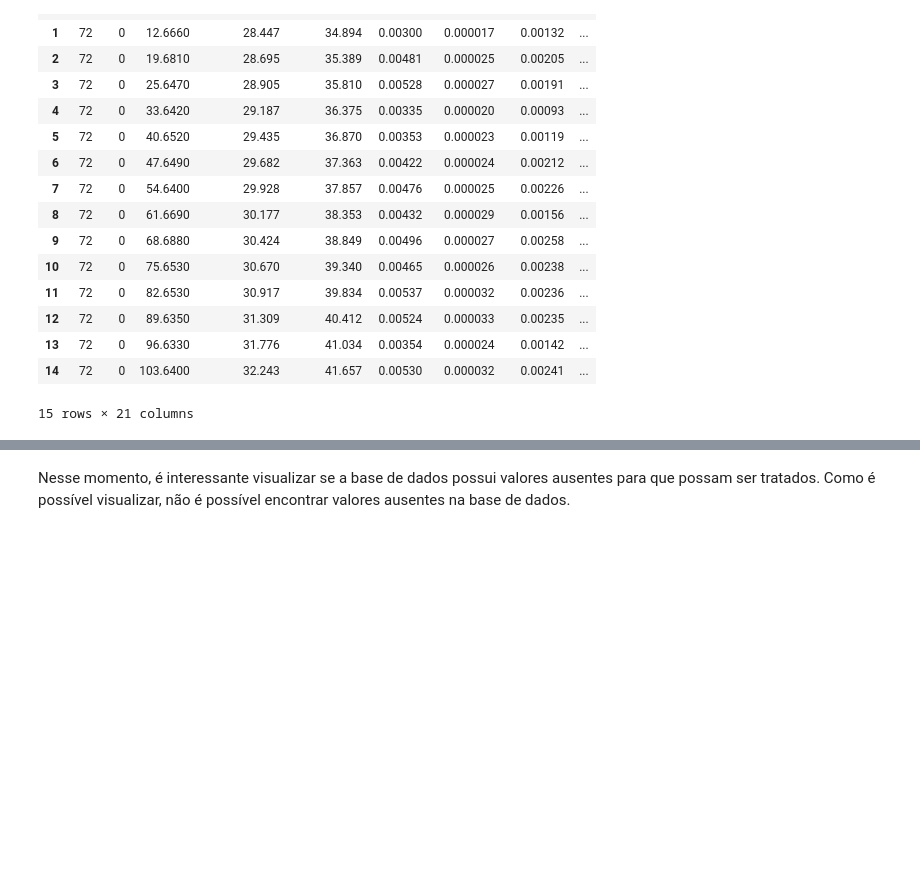
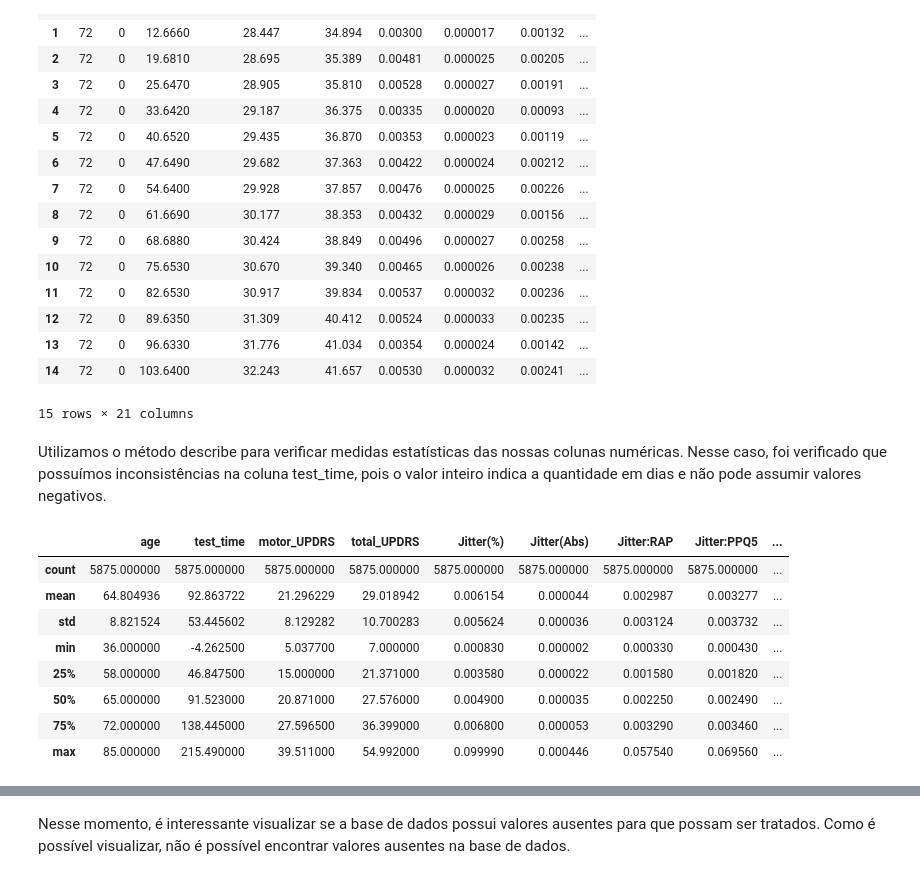
Before and after one commit to KacioSilva/ProjetoAM, a Jupyter notebook: Prova_AM.ipynb, the cells around one changed output, grey strips where cells are left out. Drawn from its saved outputs; the diff is of its cells as text; code cells hidden in the pictures; blank space fills up the shorter version.

```diff
--- a/Prova_AM.ipynb
+++ b/Prova_AM.ipynb
@@ -56,3 +56,17 @@ df.head(15)
 | 13 | 72 | 0 | 96.6330 | 31.776 | 41.034 | 0.00354 | 0.000024 | 0.00142 | ... |
 | 14 | 72 | 0 | 103.6400 | 32.243 | 41.657 | 0.00530 | 0.000032 | 0.00241 | ... |
 15 rows × 21 columns
+# %% [markdown]
+Utilizamos o método describe para verificar medidas estatísticas das nossas colunas numéricas. Nesse caso, foi verificado que possuímos inconsistências na coluna test_time, pois o valor inteiro indica a quantidade em dias e não pode assumir valores negativos.
+# %%
+df.drop('sex', axis=1).describe()
+# %% [output]
+|  | age | test_time | motor_UPDRS | total_UPDRS | Jitter(%) | Jitter(Abs) | Jitter:RAP | Jitter:PPQ5 | ... |
+| count | 5875.000000 | 5875.000000 | 5875.000000 | 5875.000000 | 5875.000000 | 5875.000000 | 5875.000000 | 5875.000000 | ... |
+| mean | 64.804936 | 92.863722 | 21.296229 | 29.018942 | 0.006154 | 0.000044 | 0.002987 | 0.003277 | ... |
+| std | 8.821524 | 53.445602 | 8.129282 | 10.700283 | 0.005624 | 0.000036 | 0.003124 | 0.003732 | ... |
+| min | 36.000000 | -4.262500 | 5.037700 | 7.000000 | 0.000830 | 0.000002 | 0.000330 | 0.000430 | ... |
+| 25% | 58.000000 | 46.847500 | 15.000000 | 21.371000 | 0.003580 | 0.000022 | 0.001580 | 0.001820 | ... |
+| 50% | 65.000000 | 91.523000 | 20.871000 | 27.576000 | 0.004900 | 0.000035 | 0.002250 | 0.002490 | ... |
+| 75% | 72.000000 | 138.445000 | 27.596500 | 36.399000 | 0.006800 | 0.000053 | 0.003290 | 0.003460 | ... |
+| max | 85.000000 | 215.490000 | 39.511000 | 54.992000 | 0.099990 | 0.000446 | 0.057540 | 0.069560 | ... |
```
Also changed, not shown: parts of 4 cells of this notebook.
